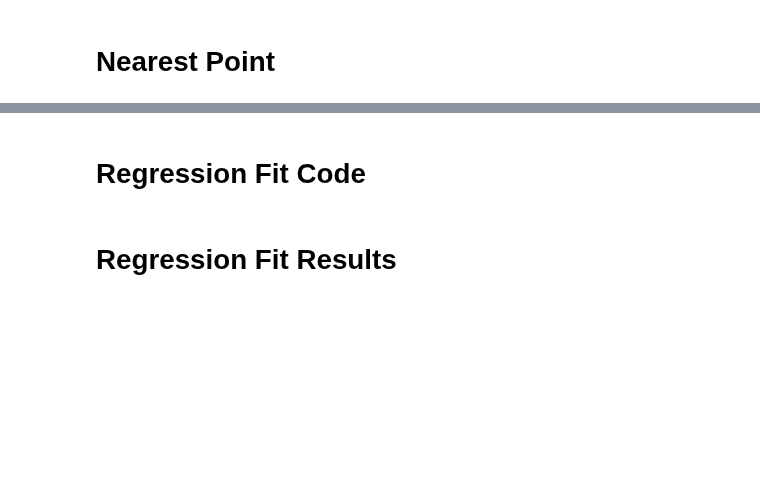
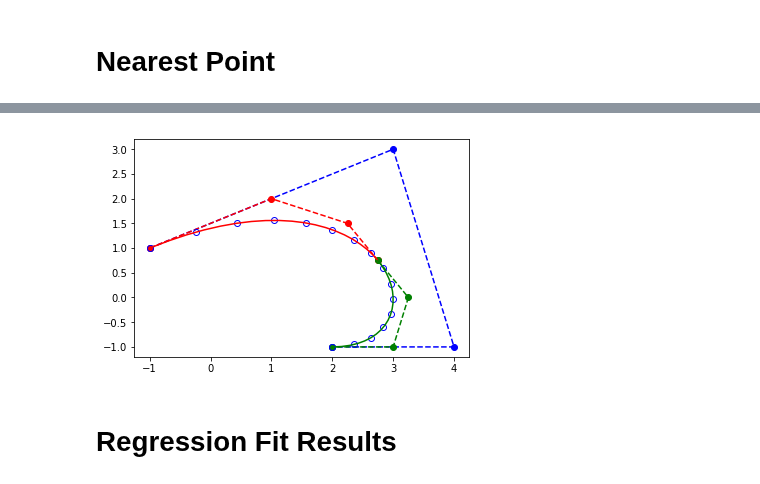
Before and after one commit to willblatt/bezier, a Jupyter notebook: beziers.ipynb, the cells around one changed output, grey strips where cells are left out. Cells and saved outputs as stored; diff of their text form; code cells hidden in the pictures; blank space fills up the shorter version.

```diff
--- a/beziers.ipynb
+++ b/beziers.ipynb
@@ -279,2 +54,0 @@ plt.show()
-# %% [markdown]
-# Regression Fit Code
@@ -369,2 +55,24 @@ def fit_bezier(pnts, deg):
+# %%
+l, r = b.split(t=0.5)
+# %%
+b_ctrl_points = np.array([p.point for p in b.ctrl_points])
+l_ctrl_points = np.array([p.point for p in l.ctrl_points])
+r_ctrl_points = np.array([p.point for p in r.ctrl_points])
+
+b_points = np.array([b.point(t) for t in linspace(0.0, 1.0, 16)])
+l_points = np.array([l.point(t) for t in linspace(0.0, 1.0, 20)])
+r_points = np.array([r.point(t) for t in linspace(0.0, 1.0, 20)])
+# %%
+plt.plot(b_ctrl_points[:,0], b_ctrl_points[:,1], 'b--o')
+plt.plot(l_ctrl_points[:,0], l_ctrl_points[:,1], 'r--o')
+plt.plot(r_ctrl_points[:,0], r_ctrl_points[:,1], 'g--o')
+
+plt.plot(b_points[:,0], b_points[:,1], 'bo', mfc='none')
+plt.plot(l_points[:,0], l_points[:,1], 'r-')
+plt.plot(r_points[:,0], r_points[:,1], 'g-')
+
+plt.show()
+# %% [output]
+[figure, added]
 # %% [markdown]
 # Regression Fit Results
```
Also changed, not shown: parts of 19 cells of this notebook.
